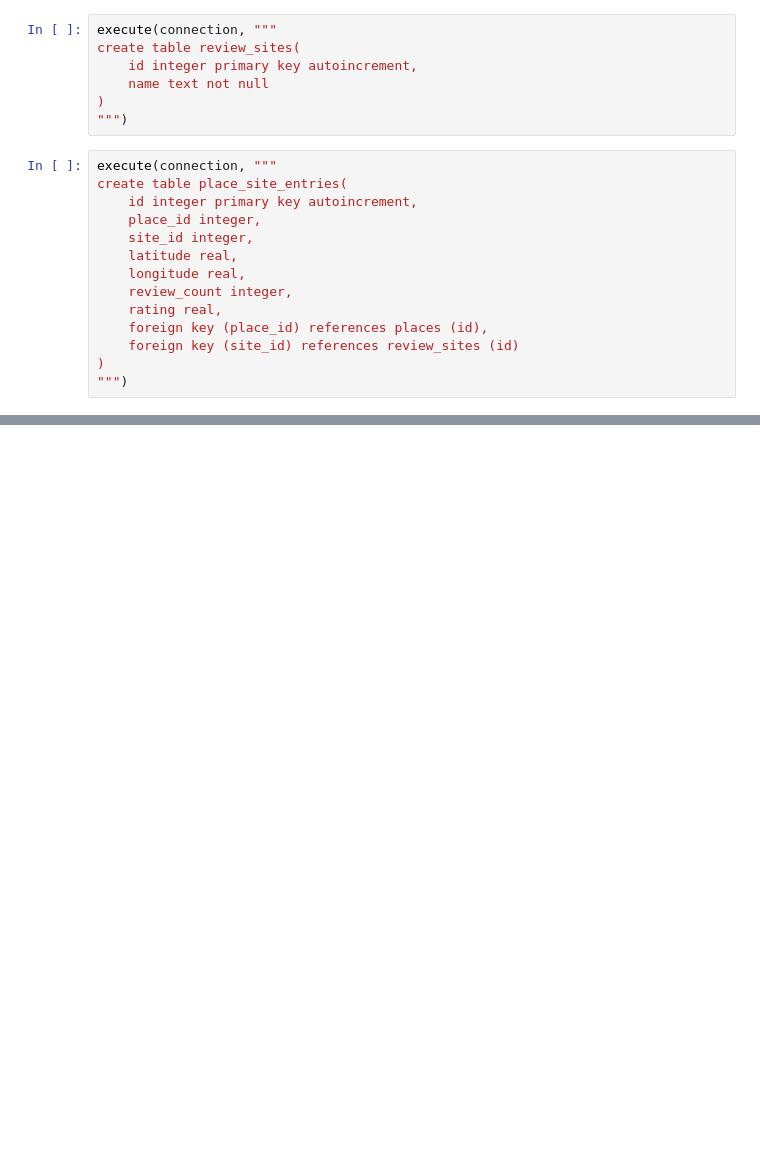
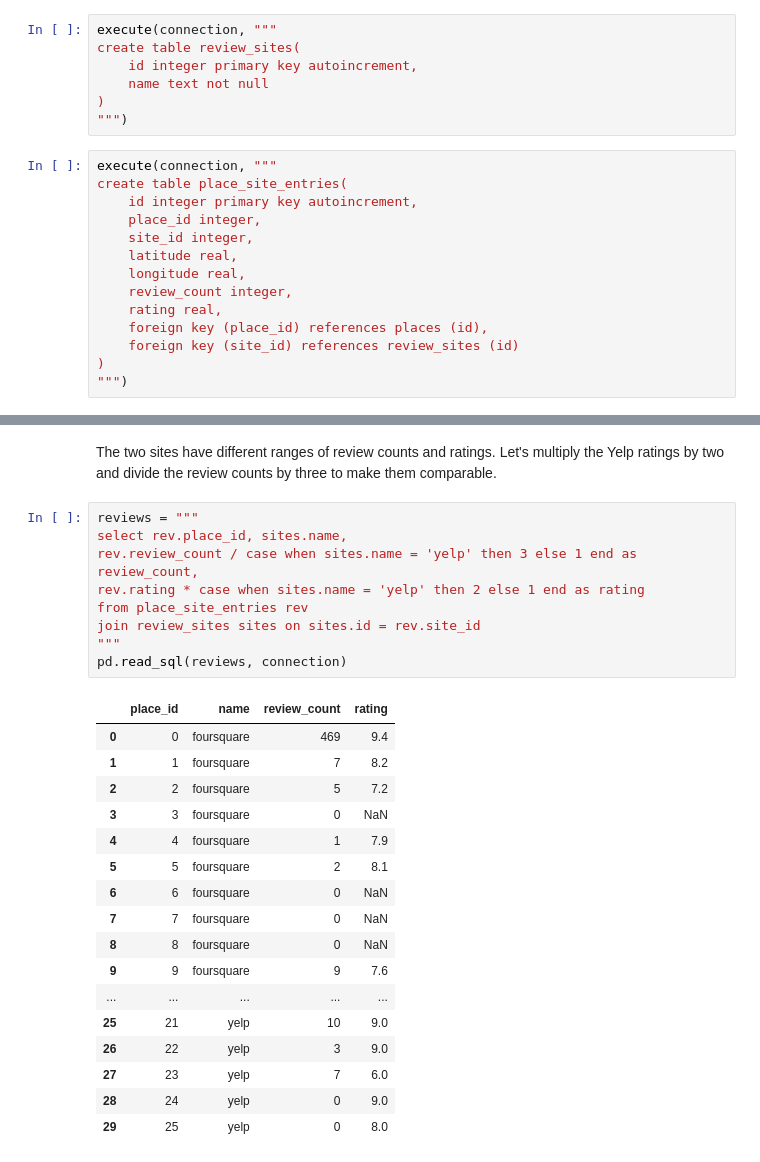
Before and after one commit to def-gthill/mini-project-places, a Jupyter notebook: places.ipynb, the cells around one changed output, grey strips where cells are left out. Saved outputs shown, nothing was run; the diff lists cells and outputs as text; blank space fills up the shorter version.

```diff
--- a/places.ipynb
+++ b/places.ipynb
@@ -348,0 +405,29 @@ create table place_site_entries(
+# %% [markdown]
+The two sites have different ranges of review counts and ratings. Let's multiply the Yelp ratings by two and divide the review counts by three to make them comparable.
+# %%
+reviews = """
+select rev.place_id, sites.name,
+rev.review_count / case when sites.name = 'yelp' then 3 else 1 end as review_count,
+rev.rating * case when sites.name = 'yelp' then 2 else 1 end as rating
+from place_site_entries rev
+join review_sites sites on sites.id = rev.site_id
+"""
+pd.read_sql(reviews, connection)
+# %% [output]
+|  | place_id | name | review_count | rating |
+| 0 | 0 | foursquare | 469 | 9.4 |
+| 1 | 1 | foursquare | 7 | 8.2 |
+| 2 | 2 | foursquare | 5 | 7.2 |
+| 3 | 3 | foursquare | 0 | NaN |
+| 4 | 4 | foursquare | 1 | 7.9 |
+| 5 | 5 | foursquare | 2 | 8.1 |
+| 6 | 6 | foursquare | 0 | NaN |
+| 7 | 7 | foursquare | 0 | NaN |
+| 8 | 8 | foursquare | 0 | NaN |
+| 9 | 9 | foursquare | 9 | 7.6 |
+| ... | ... | ... | ... | ... |
+| 25 | 21 | yelp | 10 | 9.0 |
+| 26 | 22 | yelp | 3 | 9.0 |
+| 27 | 23 | yelp | 7 | 6.0 |
+| 28 | 24 | yelp | 0 | 9.0 |
+| 29 | 25 | yelp | 0 | 8.0 |
```
Also changed, not shown: parts of 15 cells of this notebook, 1 other file.
